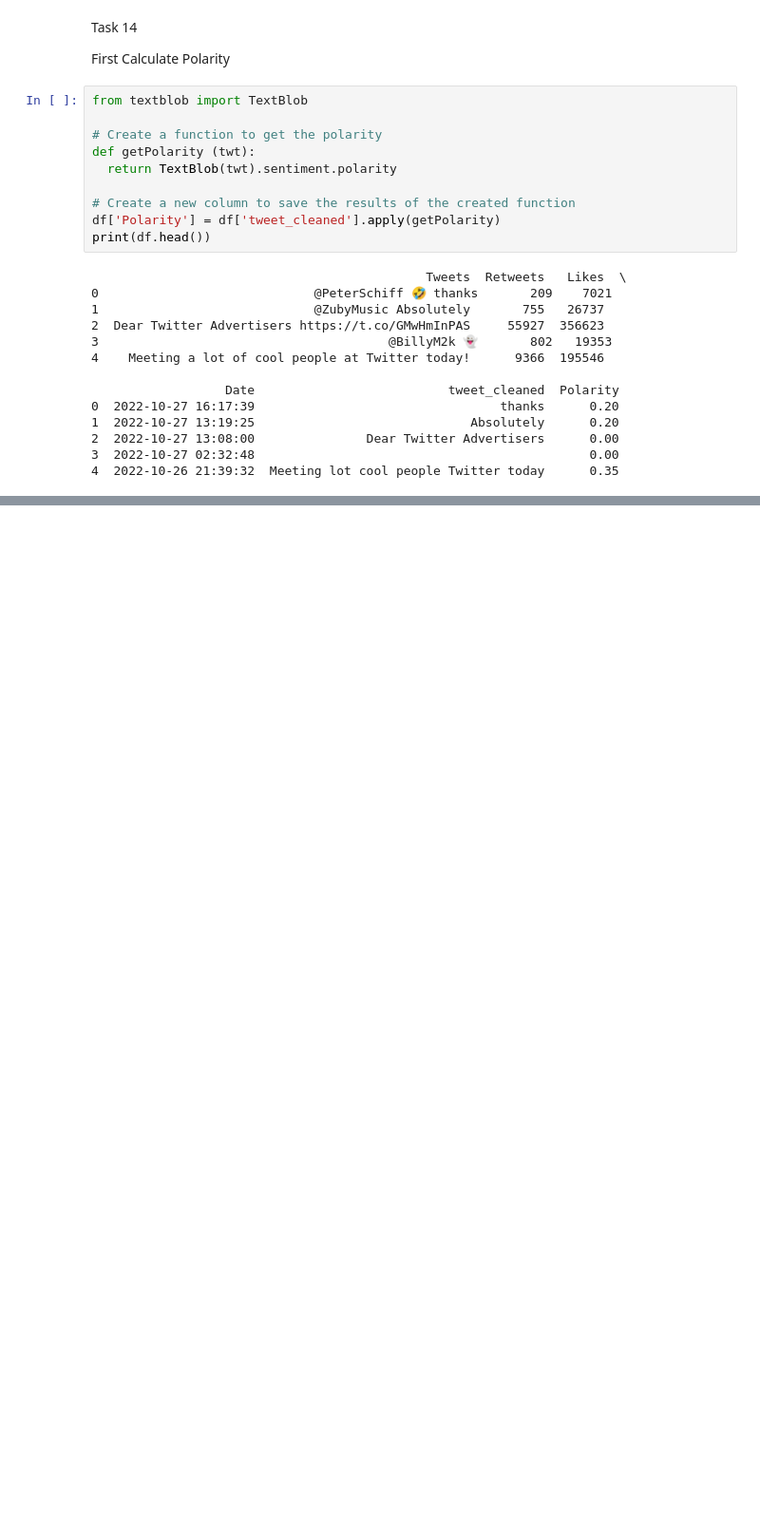
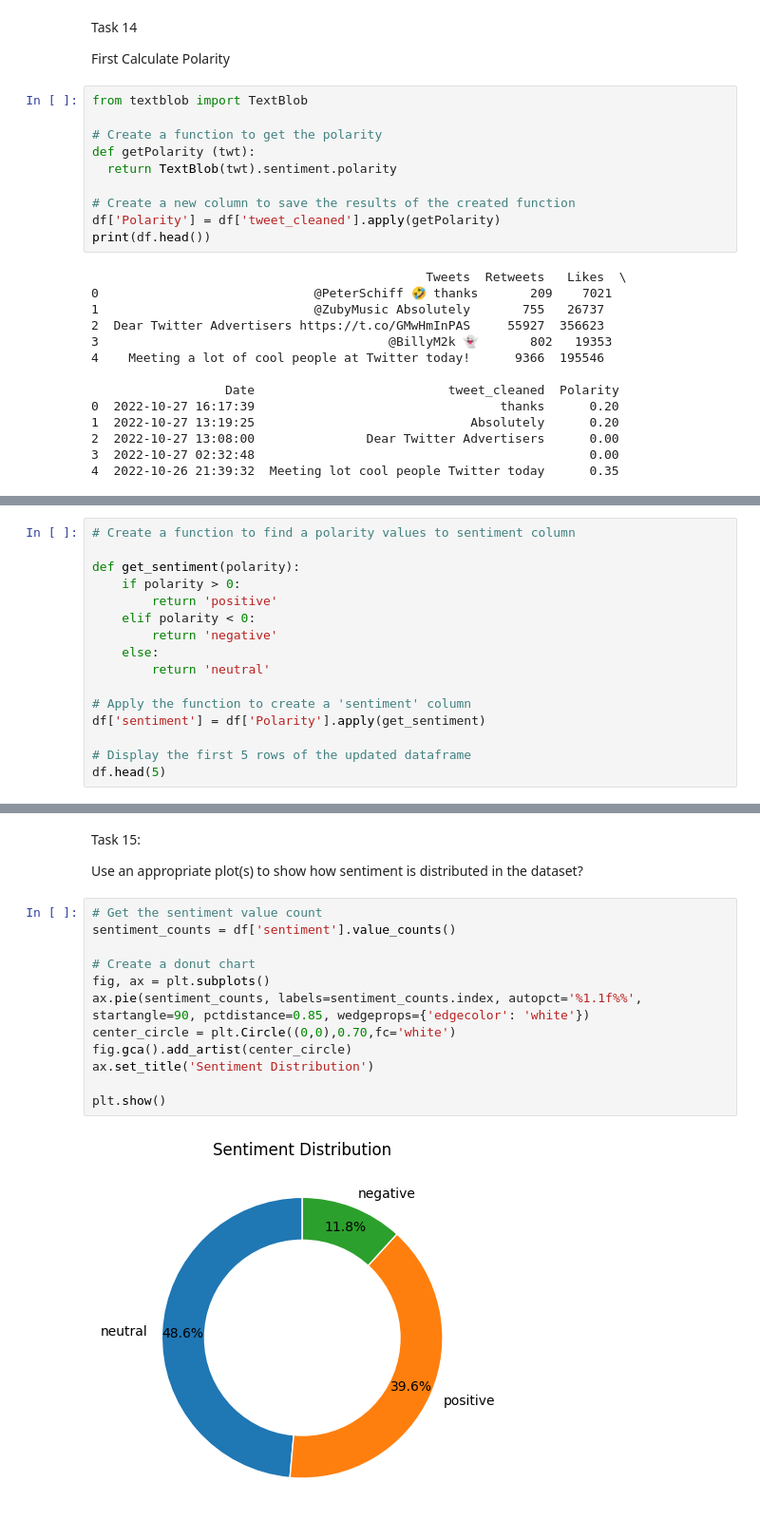
Before and after one commit to Ms-Shaukat/DataAnalyticsProjectsandPortfolio, a Jupyter notebook: DA_Green_Assignment2_Munazza_Shaukat_munazza_guide_gmail_com.ipynb, the cells around one changed output, grey strips where cells are left out. Shown at 95% size. Cells and saved outputs as stored; diff of their text form; blank space fills up the shorter version.

```diff
--- a/DA_Green_Assignment2_Munazza_Shaukat_munazza_guide_gmail_com.ipynb
+++ b/DA_Green_Assignment2_Munazza_Shaukat_munazza_guide_gmail_com.ipynb
@@ -622,0 +627,16 @@ print(df.head())
+# %%
+# Create a function to find a polarity values to sentiment column
+
+def get_sentiment(polarity):
+    if polarity > 0:
+        return 'positive'
+    elif polarity < 0:
+        return 'negative'
+    else:
+        return 'neutral'
+
+# Apply the function to create a 'sentiment' column
+df['sentiment'] = df['Polarity'].apply(get_sentiment)
+
+# Display the first 5 rows of the updated dataframe
+df.head(5)
@@ -622,0 +650,18 @@ print(df.head())
+# %% [markdown]
+Task 15:
+
+Use an appropriate plot(s) to show how sentiment is distributed in the dataset?
+# %%
+# Get the sentiment value count
+sentiment_counts = df['sentiment'].value_counts()
+
+# Create a donut chart
+fig, ax = plt.subplots()
+ax.pie(sentiment_counts, labels=sentiment_counts.index, autopct='%1.1f%%', startangle=90, pctdistance=0.85, wedgeprops={'edgecolor': 'white'})
+center_circle = plt.Circle((0,0),0.70,fc='white')
+fig.gca().add_artist(center_circle)
+ax.set_title('Sentiment Distribution')
+
+plt.show()
+# %% [output]
+[figure, added]
```
Also changed, not shown: parts of 3 cells of this notebook.
